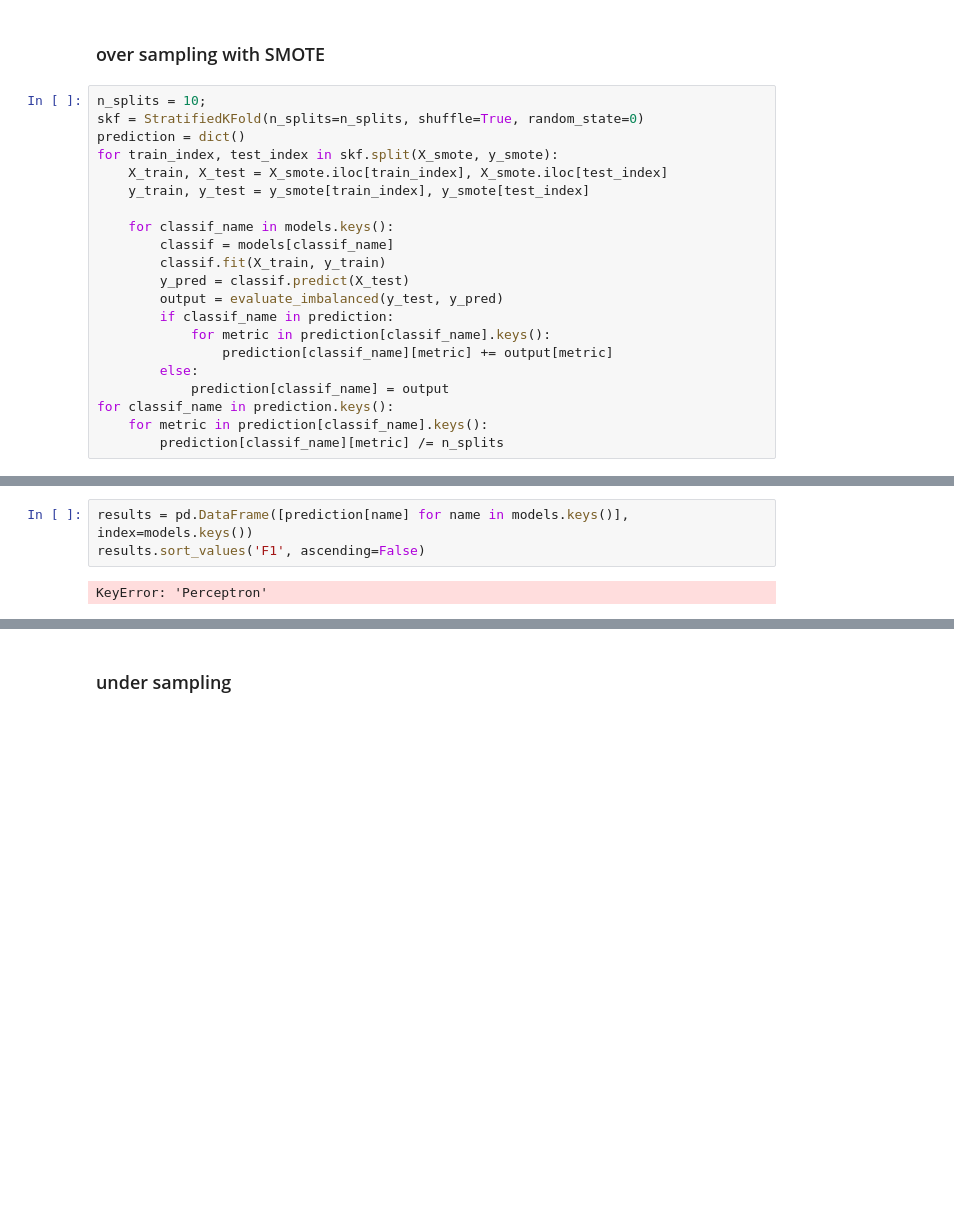
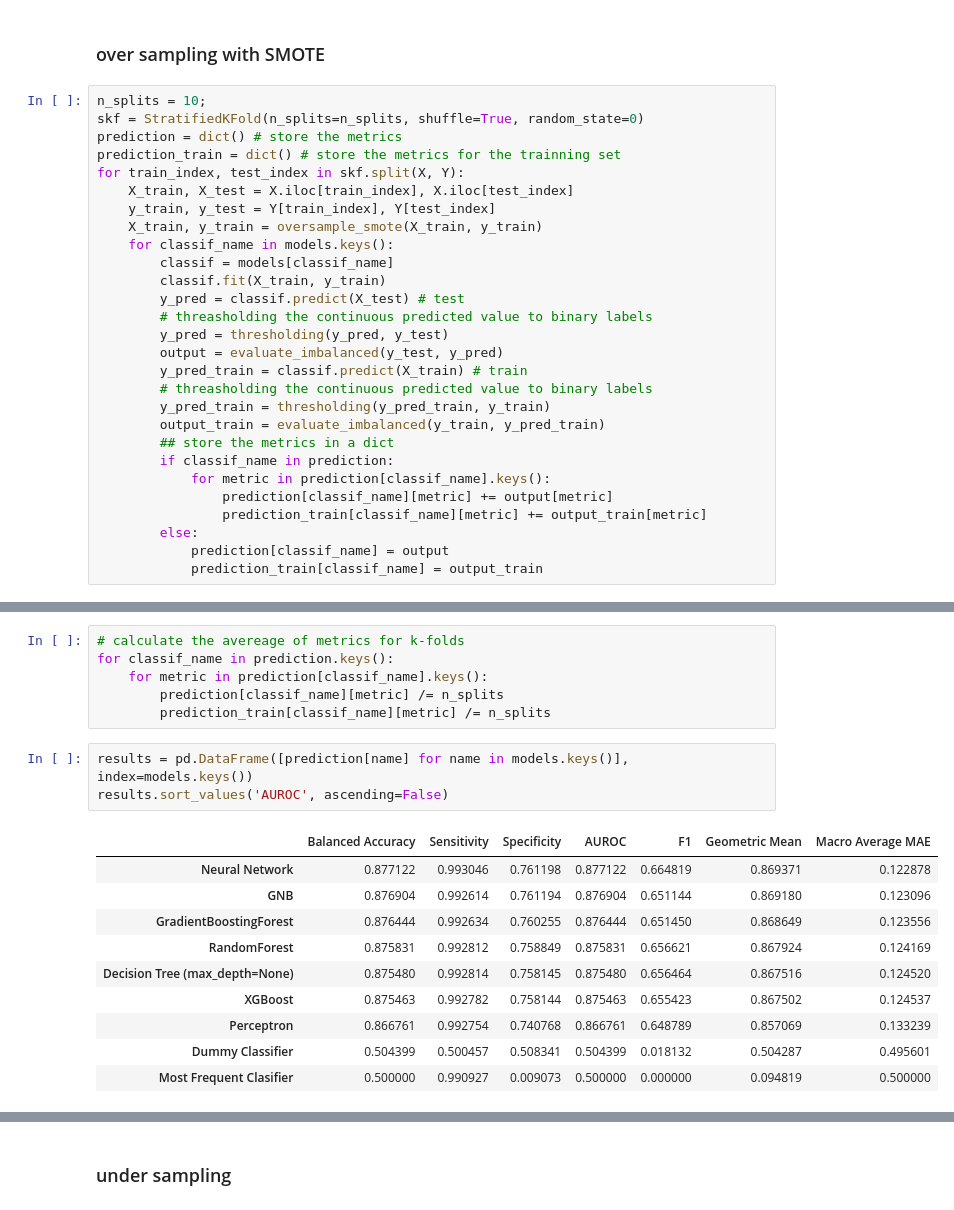
Before and after one commit to guojunseven/Data-Mining-Project, a Jupyter notebook: COVID19 Diagnosis Prediction.ipynb, the cells around one changed output, grey strips where cells are left out. Cells and saved outputs as stored; diff of their text form; blank space fills up the shorter version.

```diff
--- a/COVID19 Diagnosis Prediction.ipynb
+++ b/COVID19 Diagnosis Prediction.ipynb
@@ -1134,22 +1278,29 @@ KeyError: 'Perceptron'
 # %%
 n_splits = 10;
 skf = StratifiedKFold(n_splits=n_splits, shuffle=True, random_state=0)
-prediction = dict()
-for train_index, test_index in skf.split(X_smote, y_smote):
-    X_train, X_test = X_smote.iloc[train_index], X_smote.iloc[test_index]
-    y_train, y_test = y_smote[train_index], y_smote[test_index]
-
+prediction = dict() # store the metrics
+prediction_train = dict() # store the metrics for the trainning set
+for train_index, test_index in skf.split(X, Y):
+    X_train, X_test = X.iloc[train_index], X.iloc[test_index]
+    y_train, y_test = Y[train_index], Y[test_index]
+    X_train, y_train = oversample_smote(X_train, y_train)
     for classif_name in models.keys():
         classif = models[classif_name]
         classif.fit(X_train, y_train)
-        y_pred = classif.predict(X_test)
+        y_pred = classif.predict(X_test) # test
+        # threasholding the continuous predicted value to binary labels
+        y_pred = thresholding(y_pred, y_test)
         output = evaluate_imbalanced(y_test, y_pred)
+        y_pred_train = classif.predict(X_train) # train
+        # threasholding the continuous predicted value to binary labels
+        y_pred_train = thresholding(y_pred_train, y_train)
+        output_train = evaluate_imbalanced(y_train, y_pred_train)
+        ## store the metrics in a dict
         if classif_name in prediction:
             for metric in prediction[classif_name].keys():
                 prediction[classif_name][metric] += output[metric]
+                prediction_train[classif_name][metric] += output_train[metric]
         else:
             prediction[classif_name] = output
-for classif_name in prediction.keys():
-    for metric in prediction[classif_name].keys():
-        prediction[classif_name][metric] /= n_splits
+            prediction_train[classif_name] = output_train
 # %% [output]
@@ -1157,5 +1317,20 @@ NameError: name 'X_smote' is not defined
+# %%
+# calculate the avereage of metrics for k-folds
+for classif_name in prediction.keys():
+    for metric in prediction[classif_name].keys():
+        prediction[classif_name][metric] /= n_splits
+        prediction_train[classif_name][metric] /= n_splits
 # %%
 results = pd.DataFrame([prediction[name] for name in models.keys()], index=models.keys())
-results.sort_values('F1', ascending=False)
+results.sort_values('AUROC', ascending=False)
 # %% [output]
-KeyError: 'Perceptron'
+|  | Balanced Accuracy | Sensitivity | Specificity | AUROC | F1 | Geometric Mean | Macro Average MAE |
+| Neural Network | 0.877122 | 0.993046 | 0.761198 | 0.877122 | 0.664819 | 0.869371 | 0.122878 |
+| GNB | 0.876904 | 0.992614 | 0.761194 | 0.876904 | 0.651144 | 0.869180 | 0.123096 |
+| GradientBoostingForest | 0.876444 | 0.992634 | 0.760255 | 0.876444 | 0.651450 | 0.868649 | 0.123556 |
+| RandomForest | 0.875831 | 0.992812 | 0.758849 | 0.875831 | 0.656621 | 0.867924 | 0.124169 |
+| Decision Tree (max_depth=None) | 0.875480 | 0.992814 | 0.758145 | 0.875480 | 0.656464 | 0.867516 | 0.124520 |
+| XGBoost | 0.875463 | 0.992782 | 0.758144 | 0.875463 | 0.655423 | 0.867502 | 0.124537 |
+| Perceptron | 0.866761 | 0.992754 | 0.740768 | 0.866761 | 0.648789 | 0.857069 | 0.133239 |
+| Dummy Classifier | 0.504399 | 0.500457 | 0.508341 | 0.504399 | 0.018132 | 0.504287 | 0.495601 |
+| Most Frequent Clasifier | 0.500000 | 0.990927 | 0.009073 | 0.500000 | 0.000000 | 0.094819 | 0.500000 |
```
Also changed, not shown: parts of 68 cells of this notebook.
